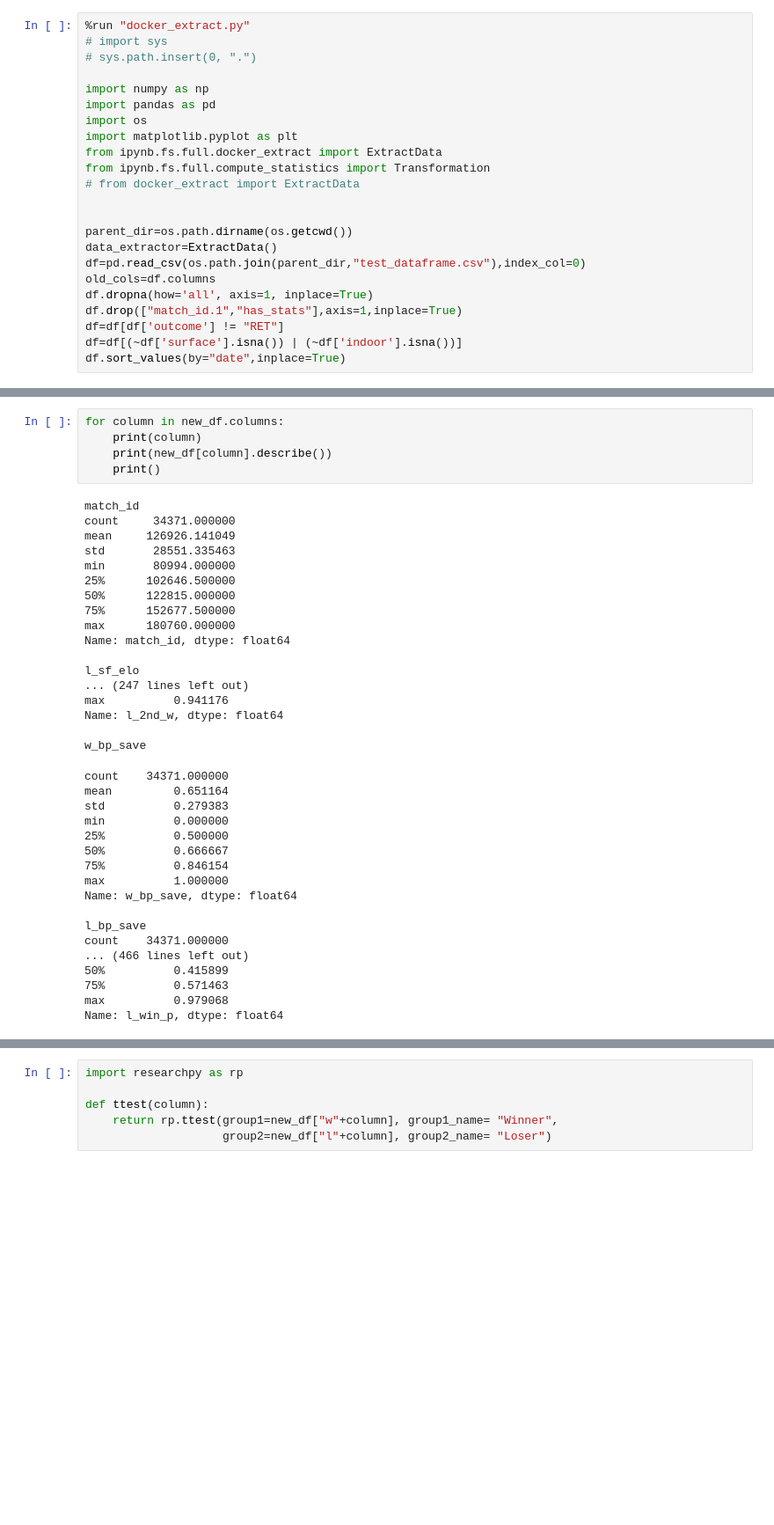
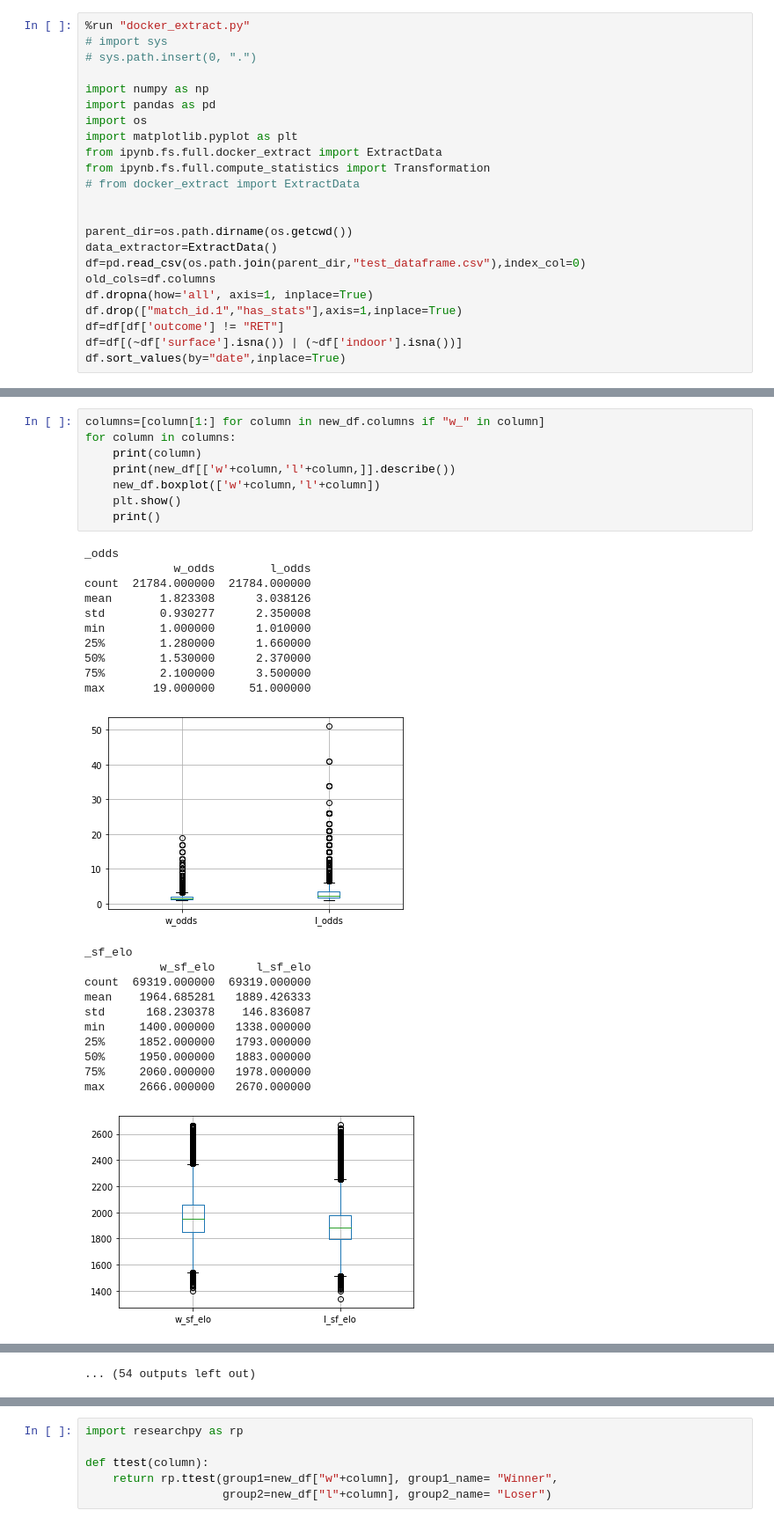
Before and after one commit to Bentgm17/TennisML, a Jupyter notebook: data_extraction/feature_tuning.ipynb, the cells around one changed output, grey strips where cells are left out. Shown at 88% size. Drawn from its saved outputs; the diff is of its cells as text; blank space fills up the shorter version.

```diff
--- a/data_extraction/feature_tuning.ipynb
+++ b/data_extraction/feature_tuning.ipynb
@@ -60,40 +103,31 @@ display(new_df)
 # %%
-for column in new_df.columns:
+columns=[column[1:] for column in new_df.columns if "w_" in column]
+for column in columns:
     print(column)
-    print(new_df[column].describe())
+    print(new_df[['w'+column,'l'+column,]].describe())
+    new_df.boxplot(['w'+column,'l'+column])
+    plt.show()
     print()
 # %% [output]
-match_id
-count     34371.000000
-mean     126926.141049
-std       28551.335463
-min       80994.000000
-25%      102646.500000
-50%      122815.000000
-75%      152677.500000
-max      180760.000000
-Name: match_id, dtype: float64
-
-l_sf_elo
-... (247 lines left out)
-max          0.941176
-Name: l_2nd_w, dtype: float64
-
-w_bp_save
+_odds
+             w_odds        l_odds
+count  21784.000000  21784.000000
+mean       1.823308      3.038126
+std        0.930277      2.350008
+min        1.000000      1.010000
+25%        1.280000      1.660000
+50%        1.530000      2.370000
+75%        2.100000      3.500000
+max       19.000000     51.000000
+[figure, added]
-count    34371.000000
-mean         0.651164
-std          0.279383
-min          0.000000
-25%          0.500000
-50%          0.666667
-75%          0.846154
-max          1.000000
-Name: w_bp_save, dtype: float64
-
-l_bp_save
-count    34371.000000
-... (466 lines left out)
-50%          0.415899
-75%          0.571463
-max          0.979068
-Name: l_win_p, dtype: float64
+_sf_elo
+           w_sf_elo      l_sf_elo
+count  69319.000000  69319.000000
+mean    1964.685281   1889.426333
+std      168.230378    146.836087
+min     1400.000000   1338.000000
+25%     1852.000000   1793.000000
+50%     1950.000000   1883.000000
+75%     2060.000000   1978.000000
+max     2666.000000   2670.000000
+[figure, added]
@@ -100,3 +178,4 @@ Name: l_win_p, dtype: float64
+... (54 outputs left out)
 # %%
 print(new_df[new_df['w_br_ratio'].isna()][['w_br_ratio',]])
 print(new_df.isna().sum().sort_values())
```
Also changed, not shown: parts of 10 cells of this notebook, 18 other files.
